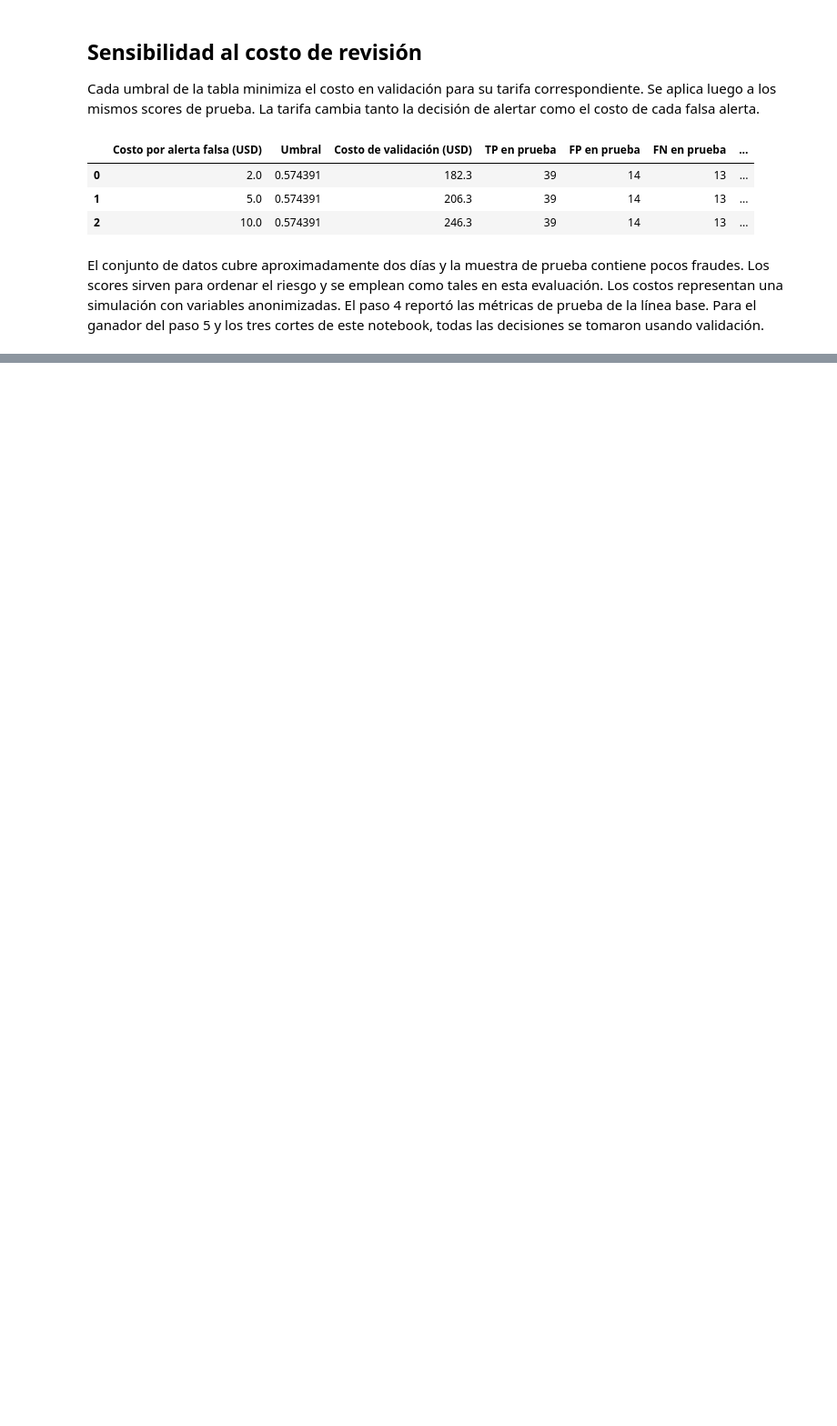
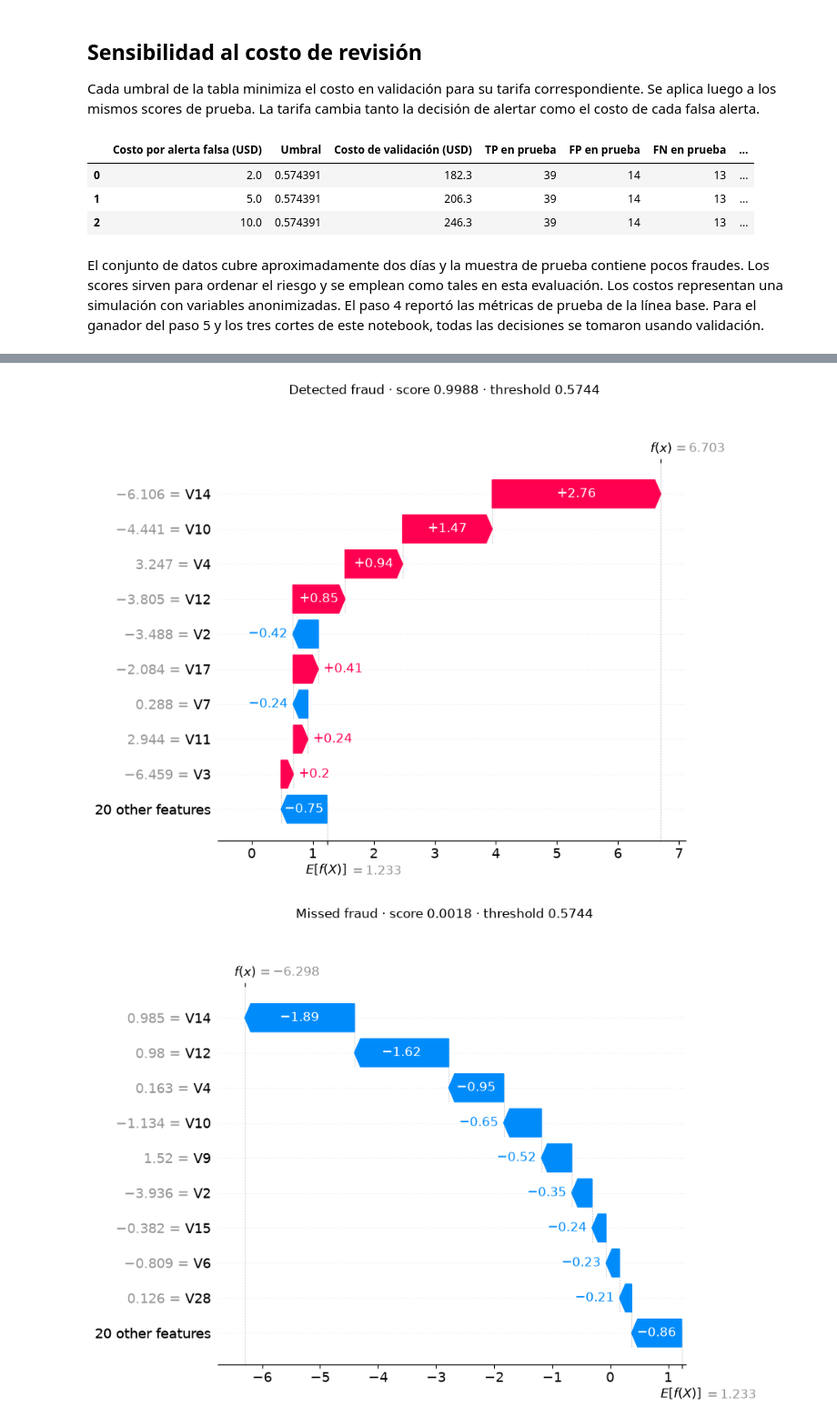
Before and after one commit to luis19vallejo02/fraud-detection, a Jupyter notebook: notebooks/04_evaluation_shap.ipynb, the cells around one changed output, grey strips where cells are left out. Shown at 91% size. Drawn from its saved outputs; the diff is of its cells as text; code cells hidden in the pictures; blank space fills up the shorter version.

```diff
--- a/notebooks/04_evaluation_shap.ipynb
+++ b/notebooks/04_evaluation_shap.ipynb
@@ -267,0 +335,36 @@ El conjunto de datos cubre aproximadamente dos días y la muestra de prueba cont
+# %%
+sample_fraud = sample_labels == 1
+sample_flagged = flagged[sample_positions]
+sample_amounts = X_te_raw.loc[X_shap.index, "Amount"].to_numpy()
+
+case_rows = []
+for label, plot_title, mask, filename in (
+    ("Detectado", "Detected fraud", sample_fraud & sample_flagged, "10_shap_waterfall_fraud.png"),
+    ("Omitido", "Missed fraud", sample_fraud & ~sample_flagged, "11_shap_waterfall_missed_fraud.png"),
+):
+    candidates = np.flatnonzero(mask)
+    if candidates.size == 0:
+        print(f"Prueba no contiene un fraude del grupo: {label.lower()}.")
+        continue
+    position = candidates[np.argmax(sample_amounts[candidates])]
+    contributions = pd.Series(explanations.values[position], index=feature_columns)
+    largest = contributions.loc[contributions.abs().nlargest(3).index]
+    case_rows.append({
+        "Caso": label,
+        "Monto (USD)": sample_amounts[position],
+        "Margen": margins[position],
+        "Score": sample_scores[position],
+        "Umbral": thr,
+        "Mayores aportes (log-odds)": ", ".join(f"{feature} {value:+.3f}" for feature, value in largest.items()),
+    })
+    shap.plots.waterfall(explanations[position], max_display=10, show=False)
+    fig = plt.gcf()
+    fig.suptitle(f"{plot_title} · score {sample_scores[position]:.4f} · threshold {thr:.4f}", y=1.04)
+    fig.savefig(figure_dir / filename, dpi=150, bbox_inches="tight")
+    plt.show()
+    plt.close(fig)
+
+display(pd.DataFrame(case_rows).round(6))
+# %% [output]
+[figure, added]
+[figure, added]
```
Also changed, not shown: parts of 14 cells of this notebook.
